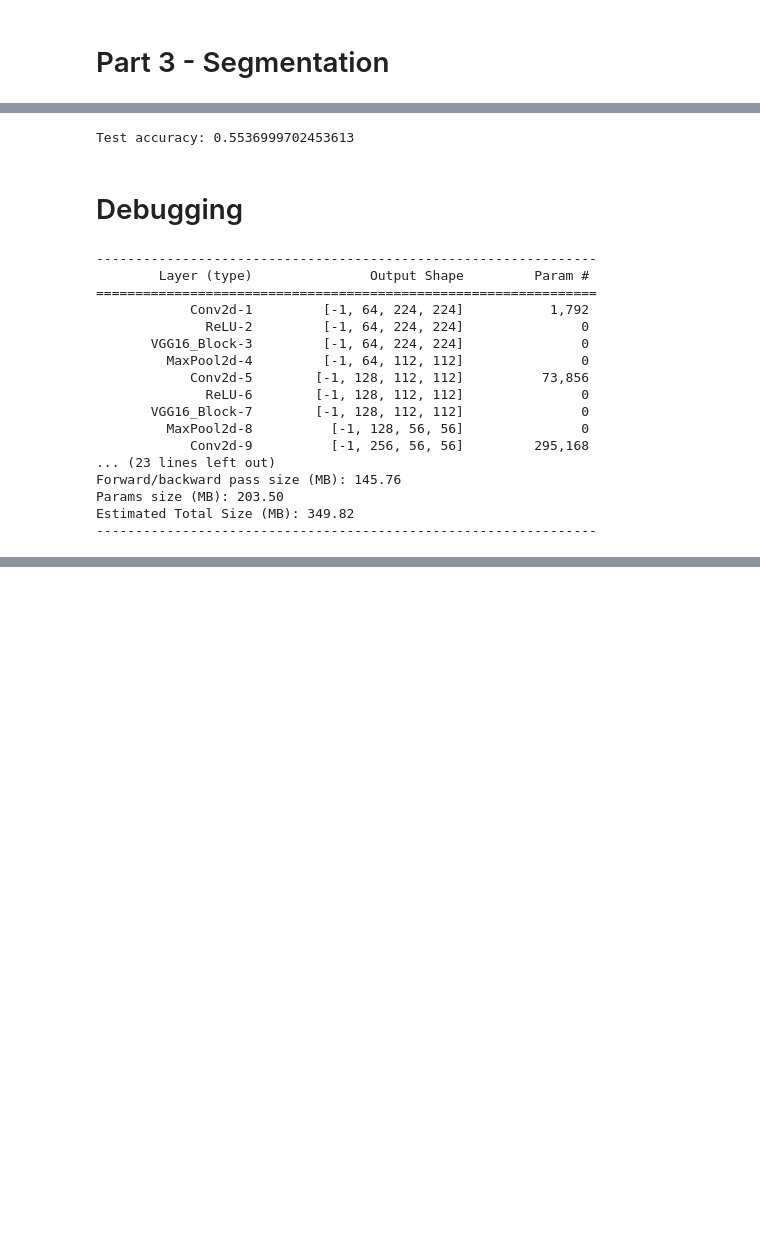
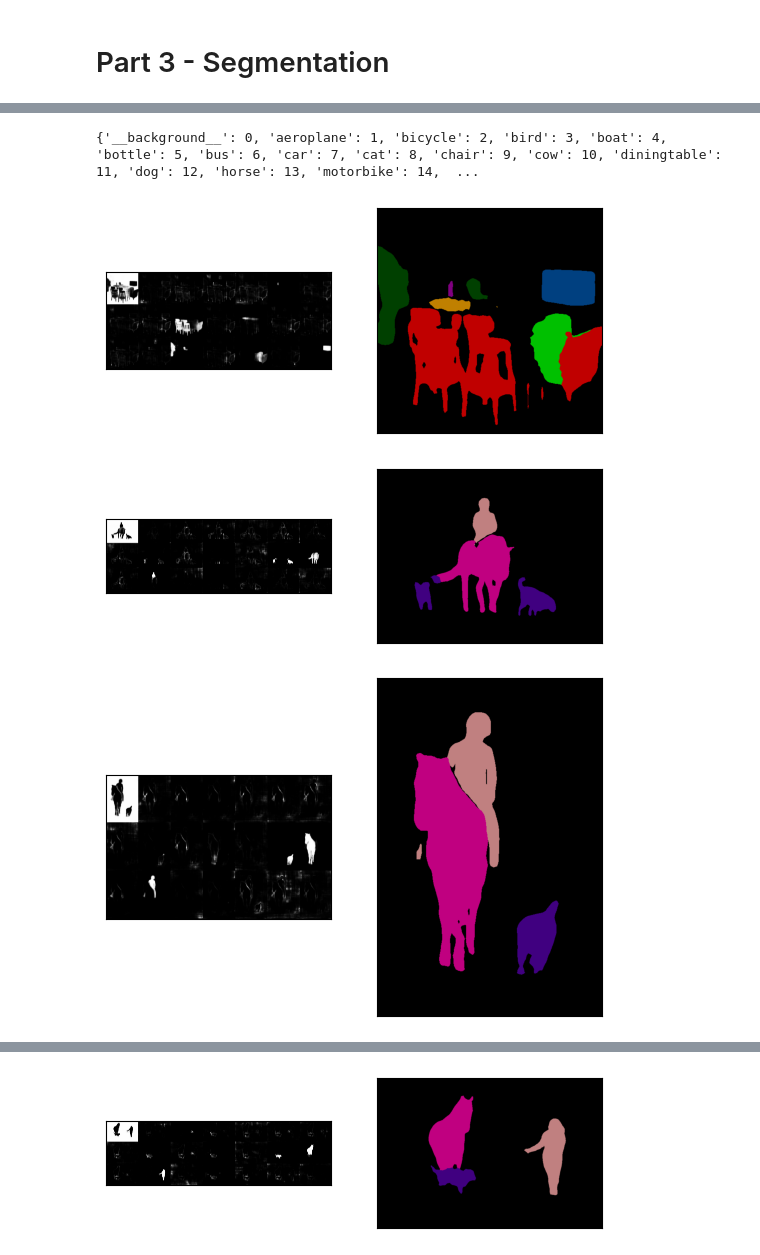
Before and after one commit to mcmerdith/cisc442, a Jupyter notebook: PR3_3.ipynb, the cells around one changed output, grey strips where cells are left out. Drawn from its saved outputs; the diff is of its cells as text; code cells hidden in the pictures; blank space fills up the shorter version.

Commit message:
magic segmentation

```diff
--- a/PR3_3.ipynb
+++ b/PR3_3.ipynb
@@ -1,11 +1,18 @@
 # %%
 import torch
-import torch.nn as nn
-import torch.optim as optim
-from torch.optim import lr_scheduler
 import numpy as np
 import torchvision
 from torchvision import datasets, models, transforms
+from torchvision.models import segmentation
+from torchvision.io import decode_image
+from torchvision.utils import make_grid
+from os import listdir, path
+import matplotlib.pyplot as plt
+import matplotlib.patches as mpatches
+import torchvision.transforms.functional as F
+
+from PIL import Image, ImageDraw, ImageFont
+import math
 
 if torch.cuda.is_available():
     device = torch.device("cuda")
@@ -13,7 +20,7 @@ if torch.cuda.is_available():
 else:
     device = torch.device("cpu")
     print("GPU is not available")
-dataset_root = "input_images"
+dataset_root = "images"
 model_path = "part3-model.pth"
 model = None
 # %% [output]
@@ -197,35 +29,0 @@ model.load_state_dict(torch.load(model_path))
-# %%
-# load the test set
-batch_size = 64
-testset = datasets.CIFAR100(dataset_root, train=False, transform = data_transforms, download=True)
-test_loader = torch.utils.data.DataLoader(testset, batch_size=batch_size, shuffle=True)
-
-
-
-print(f"Test accuracy: {correct / len(testset)}")
-# %% [output]
-Test accuracy: 0.5536999702453613
-# %% [markdown]
-# Debugging
-# %%
-from torchsummary import summary
-model = make_model()
-summary(model, (3, 224, 224))
-# %% [output]
-----------------------------------------------------------------
-        Layer (type)               Output Shape         Param #
-================================================================
-            Conv2d-1         [-1, 64, 224, 224]           1,792
-              ReLU-2         [-1, 64, 224, 224]               0
-       VGG16_Block-3         [-1, 64, 224, 224]               0
-         MaxPool2d-4         [-1, 64, 112, 112]               0
-            Conv2d-5        [-1, 128, 112, 112]          73,856
-              ReLU-6        [-1, 128, 112, 112]               0
-       VGG16_Block-7        [-1, 128, 112, 112]               0
-         MaxPool2d-8          [-1, 128, 56, 56]               0
-            Conv2d-9          [-1, 256, 56, 56]         295,168
-... (23 lines left out)
-Forward/backward pass size (MB): 145.76
-Params size (MB): 203.50
-Estimated Total Size (MB): 349.82
-----------------------------------------------------------------
@@ -231,0 +132,25 @@ Estimated Total Size (MB): 349.82
+# %%
+model = make_model().eval()
+dataset = load_dataset()
+
+sem_class_to_idx = {cls: idx for (idx, cls) in enumerate(weights.meta["categories"])}
+
+print(sem_class_to_idx)
+
+for i in dataset:
+    pre = preprocess(i).unsqueeze(0).to(device)
+    output: torch.Tensor = model(pre)["out"][0]
+
+    normalized_masks = torch.nn.functional.softmax(output, dim=0)
+
+    feature_map = make_grid(normalized_masks.unsqueeze(1),
+                  nrow=7, padding=2, normalize=True, scale_each=True)
+
+    segmentation = VOC_PALETTE[normalized_masks.cpu().argmax(dim=0)]
+
+    show([feature_map, segmentation])
+# %% [output]
+{'__background__': 0, 'aeroplane': 1, 'bicycle': 2, 'bird': 3, 'boat': 4, 'bottle': 5, 'bus': 6, 'car': 7, 'cat': 8, 'chair': 9, 'cow': 10, 'diningtable': 11, 'dog': 12, 'horse': 13, 'motorbike': 14,  ...
+[figure, added]
+[figure, added]
+[figure, added]
@@ -231,0 +158 @@ Estimated Total Size (MB): 349.82
+[figure, added]
```
Also changed, not shown: parts of 7 cells of this notebook, 6 other files.
